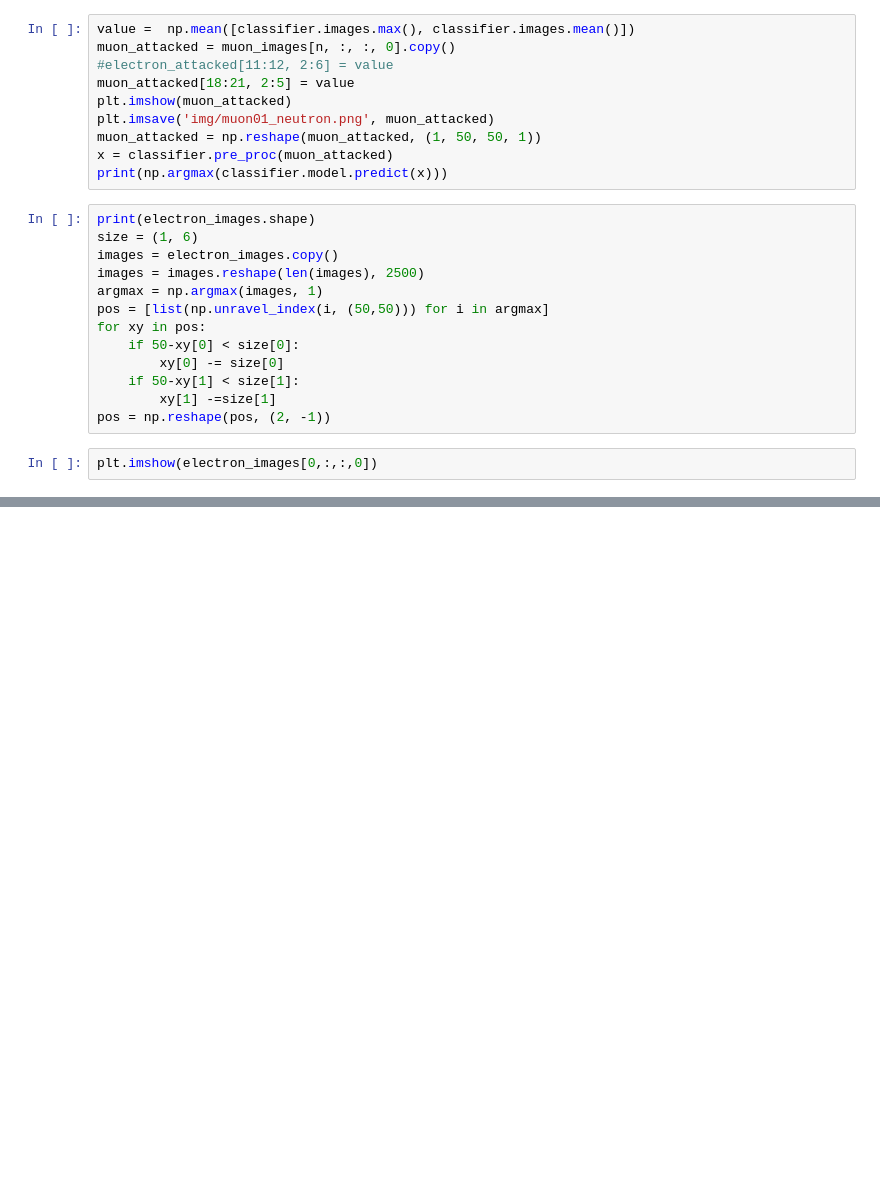
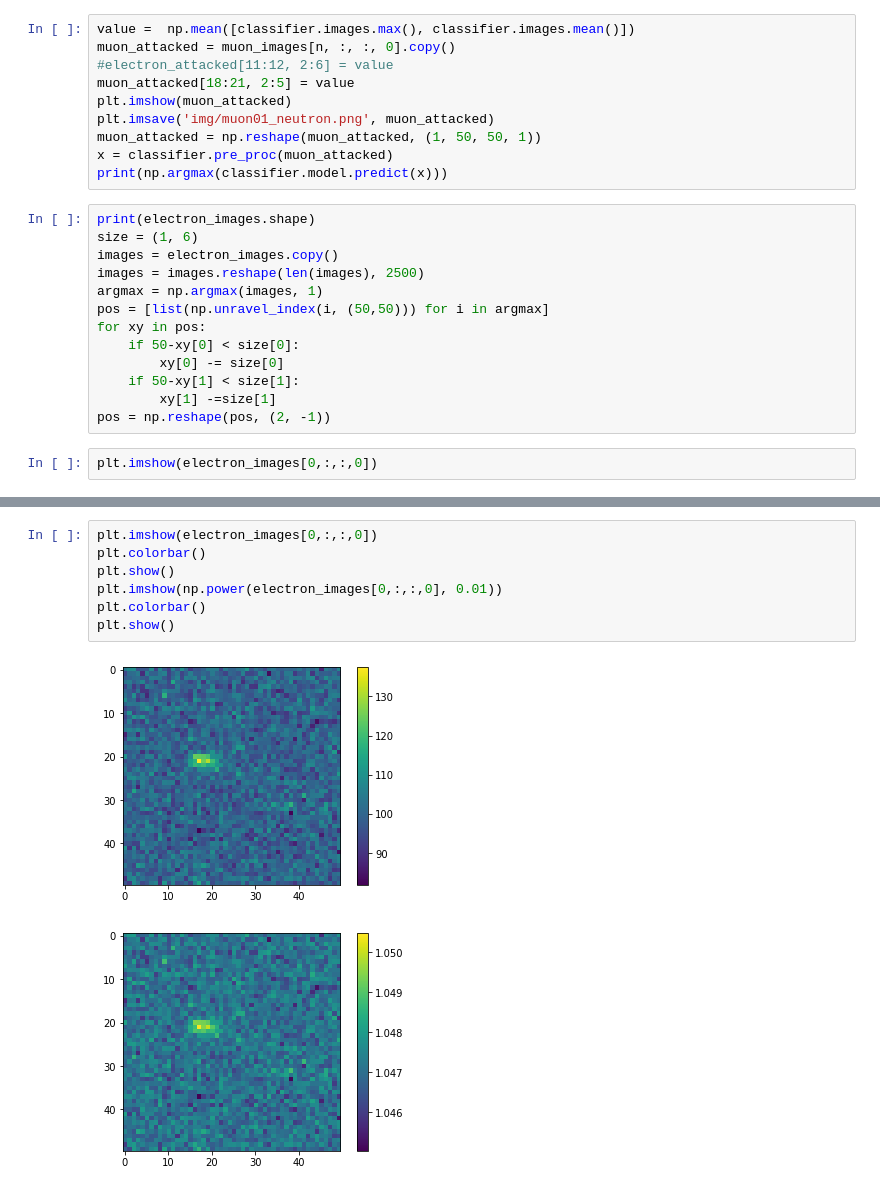
Before and after one commit to craycrayfish/adv-atk-neu, a Jupyter notebook: Analysis.ipynb, the cells around one changed output, grey strips where cells are left out. Saved outputs shown, nothing was run; the diff lists cells and outputs as text; blank space fills up the shorter version.

```diff
--- a/Analysis.ipynb
+++ b/Analysis.ipynb
@@ -139,0 +163,10 @@ plt.imshow(electron_images[0,:,:,0])
+# %%
+plt.imshow(electron_images[0,:,:,0])
+plt.colorbar()
+plt.show()
+plt.imshow(np.power(electron_images[0,:,:,0], 0.01))
+plt.colorbar()
+plt.show()
+# %% [output]
+[figure, added]
+[figure, added]
```
Also changed, not shown: parts of 5 cells of this notebook, 1 other file.
